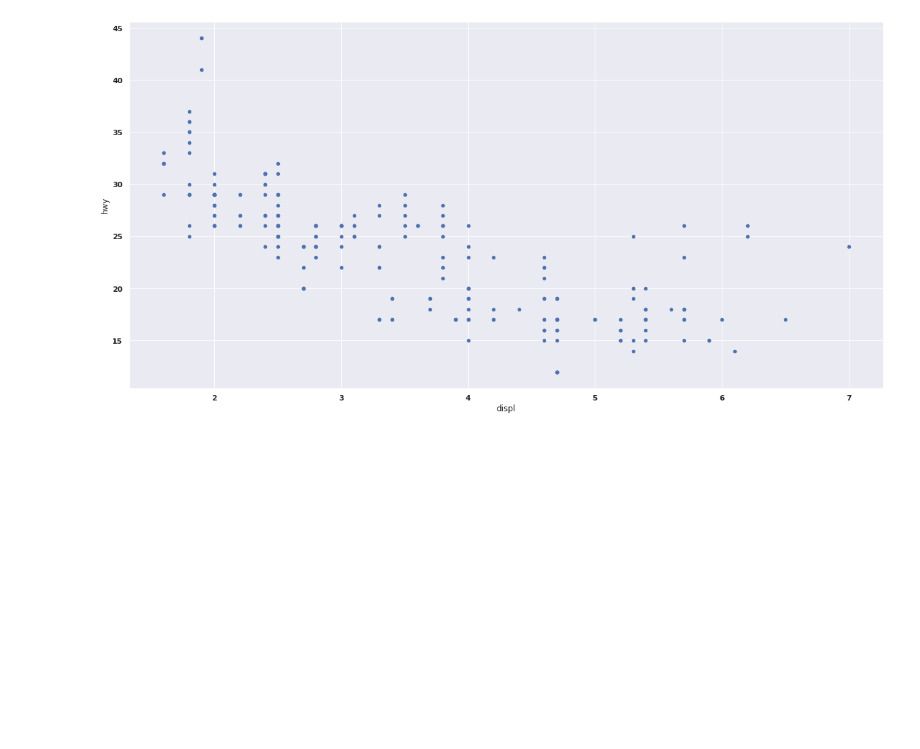
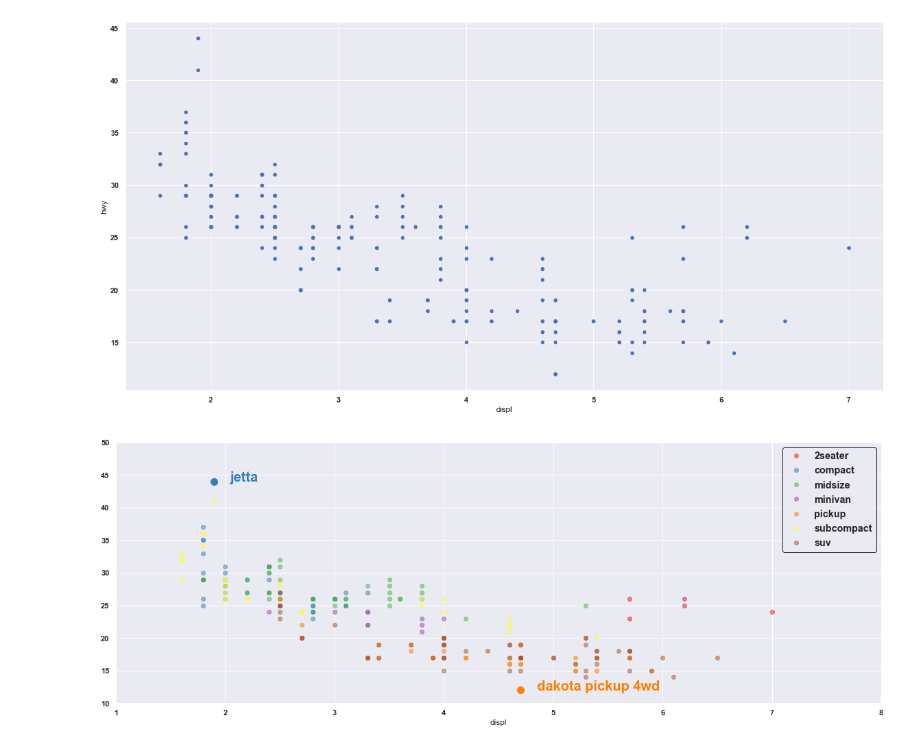
Before and after one commit to Sriramgn0/DataScience_projects, a Jupyter notebook: Visualization/Day-3-Design/design_exercises.ipynb, the cells around one changed output. Saved outputs shown, nothing was run; the diff lists cells and outputs as text; code cells hidden in the pictures; blank space fills up the shorter version.

```diff
--- a/Visualization/Day-3-Design/design_exercises.ipynb
+++ b/Visualization/Day-3-Design/design_exercises.ipynb
@@ -186,6 +186,7 @@ Yesterday, you made a plots of displacement vs. highway fuel efficiency for all
 - A plot faceted by class with the best and worst hwy efficiency in the class emphasized/annotated
 # %%
 df2 = pd.read_csv('mpg.csv')
+df2['trans_type']= df2['trans'].apply(lambda x: x.split('(')[0])
 # %%
 df2
 # %% [output]
@@ -207,3 +210,39 @@ ax = df2.plot(x='displ',y='hwy',figsize=(20,10),legend=False,kind='scatter') #th
 # %% [output]
 'c' argument looks like a single numeric RGB or RGBA sequence, which should be avoided as value-mapping will have precedence in case its length matches with 'x' & 'y'.  Please use a 2-D array with a s ...
 [figure]
+# %%
+from matplotlib.colors import rgb_to_hsv, hsv_to_rgb
+fig, ax = plt.subplots(figsize=(20, 7))
+groups = df2.groupby('class')
+colors = sns.mpl_palette("Set1", 7)
+color_class = {}
+for (idx, (name, group)) in enumerate(groups):
+    c_rgb = colors[idx]  #assign rgb color values to variable
+    color_class[name] = c_rgb
+    group.plot('displ', 'hwy', marker='.', linestyle='', c=c_rgb, ms=12, alpha=0.5, label=name, ax=ax)
+
+max_hwy = df2.iloc[df2['hwy'].idxmax()]
+ax.plot(max_hwy['displ'], max_hwy['hwy'], marker='.', ms=20, c=color_class[max_hwy['class']], alpha=1)
+
+#annotation 1
+ax.annotate(max_hwy['model'],
+            xy=(max_hwy['displ'], max_hwy['hwy']),
+            xytext=(max_hwy['displ'] + 0.15, max_hwy['hwy']),
+            color=color_class[max_hwy['class']],
+            fontsize=20)
+
+min_hwy = df2.iloc[df2['hwy'].idxmin()]
+ax.plot(min_hwy['displ'], min_hwy['hwy'], marker='.', ms=20, c=color_class[min_hwy['class']], alpha=1)
+
+#annotation2
+ax.annotate(min_hwy['model'],
+            xy=(min_hwy['displ'], min_hwy['hwy']),
+            xytext=(min_hwy['displ'] + 0.15, min_hwy['hwy']),
+            color=color_class[min_hwy['class']],
+            fontsize=20)
+
+ax.set_xlim([1, 8])
+ax.set_ylim([10, 50])
+_ = ax.legend(fontsize='large',edgecolor='black')
+# %% [output]
+[figure, added]
```
Also changed, not shown: parts of 15 cells of this notebook, 1 other file.
